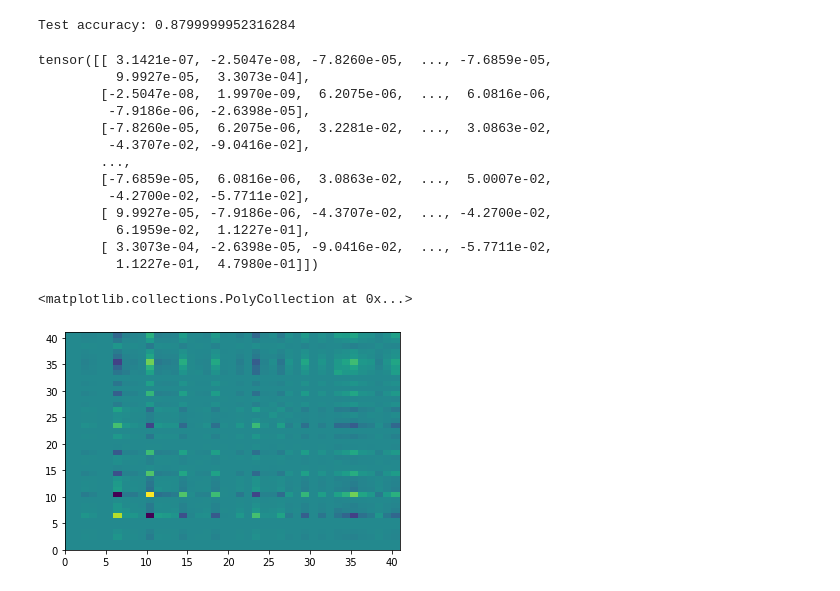
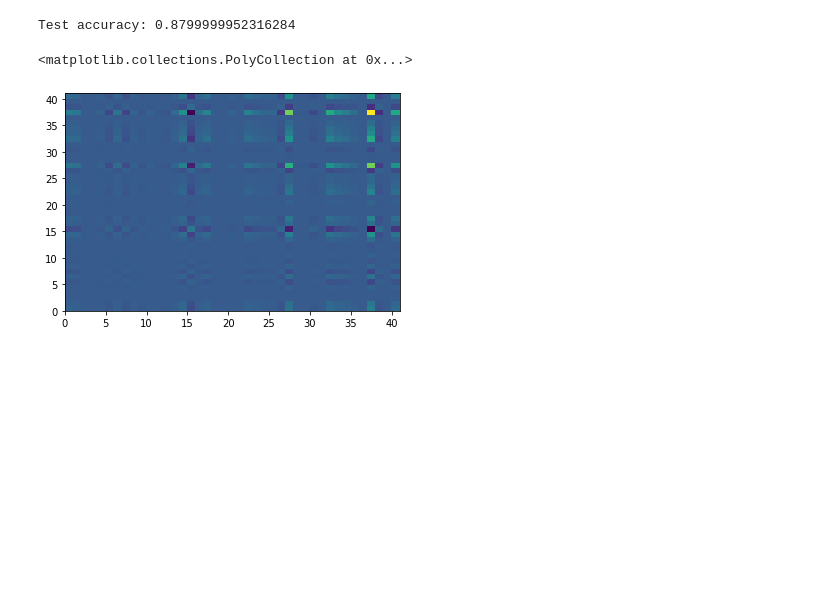
Before and after one commit to zsiga007/Summer-2022, a Jupyter notebook: MegaAdaptiveSAM/mega_adaptive_sam.ipynb, the cells around one changed output. Saved outputs shown, nothing was run; the diff lists cells and outputs as text; code cells hidden in the pictures; blank space fills up the shorter version.

Commit message:
fischer calc into func

```diff
--- a/MegaAdaptiveSAM/mega_adaptive_sam.ipynb
+++ b/MegaAdaptiveSAM/mega_adaptive_sam.ipynb
@@ -122,48 +120,30 @@ def _flatten_and_together(list_of_tensors):
         new_list.append(torch.flatten(tensor))
     return torch.cat(new_list)
 
-correct_test = 0
-fischer_test_loader = torch.utils.data.DataLoader(test_data, batch_size=1, shuffle=True)
+def calculate_fischer(N, model, test_data):
+    test_loader = torch.utils.data.DataLoader(test_data, batch_size=1, shuffle=False)
+    n_params = get_n_params(model)
+    fischer_matrix = torch.zeros((n_params, n_params))
+    for datapoints, _ in test_loader:
+        #labels = labels.double()[:, None]
+        #Forward pass
+        x = datapoints[:, :, 0].float()
+        y = model(x)
+        labels = torch.bernoulli(torch.sigmoid(y.detach()))
+        loss_fn = nn.BCEWithLogitsLoss()
+        loss = loss_fn(y, labels)
+        loss.backward()
+        g = _flatten_and_together([p.grad for p in model.parameters()])
+        fischer_matrix += g[None, :] * g[:, None]
+        fischer_matrix = fischer_matrix / N
+        return fischer_matrix
 
-fischer = torch.zeros((41, 41))
-
-# Iterate through test set minibatchs
-for numbers2, labels2 in fischer_test_loader:
-    labels2 = labels2.double()[:,None]
-    # Forward pass
-    x2 = numbers2[:,:,0].float()
-    y2 = model(x2)
-    labels = torch.bernoulli(torch.sigmoid(y2.detach()))
-    loss_fn = nn.BCEWithLogitsLoss()
-    loss = loss_fn(y2, labels)
-    #model.zero_grad()
-    loss.backward()
-    g = _flatten_and_together([p.grad for p in model.parameters()])
-    #print(f"shape of g: {g.size()}")
-    #print(f"g: {g}")
-    #print(f"izé: {g[None, :] * g[:, None]}")
-    fischer += g[None, :] * g[:, None]
-fischer = fischer / N
-print(fischer)
-
-
-plt.pcolor(fischer.numpy())
+F = calculate_fischer(N, model, test_data)
-# %% [output]
-tensor([[ 3.1421e-07, -2.5047e-08, -7.8260e-05,  ..., -7.6859e-05,
-          9.9927e-05,  3.3073e-04],
-        [-2.5047e-08,  1.9970e-09,  6.2075e-06,  ...,  6.0816e-06,
-         -7.9186e-06, -2.6398e-05],
-        [-7.8260e-05,  6.2075e-06,  3.2281e-02,  ...,  3.0863e-02,
-         -4.3707e-02, -9.0416e-02],
-        ...,
-        [-7.6859e-05,  6.0816e-06,  3.0863e-02,  ...,  5.0007e-02,
-         -4.2700e-02, -5.7711e-02],
-        [ 9.9927e-05, -7.9186e-06, -4.3707e-02,  ..., -4.2700e-02,
-          6.1959e-02,  1.1227e-01],
-        [ 3.3073e-04, -2.6398e-05, -9.0416e-02,  ..., -5.7711e-02,
-          1.1227e-01,  4.7980e-01]])
-<matplotlib.collections.PolyCollection at 0x...>
-[figure, removed]
+# %%
+plt.pcolor(F.numpy())
+# %% [output]
+<matplotlib.collections.PolyCollection at 0x...>
+[figure, added]
 # %%
 optimizer.M
 # %% [output]
```
Also changed, not shown: parts of 2 cells of this notebook, 1 other file.
